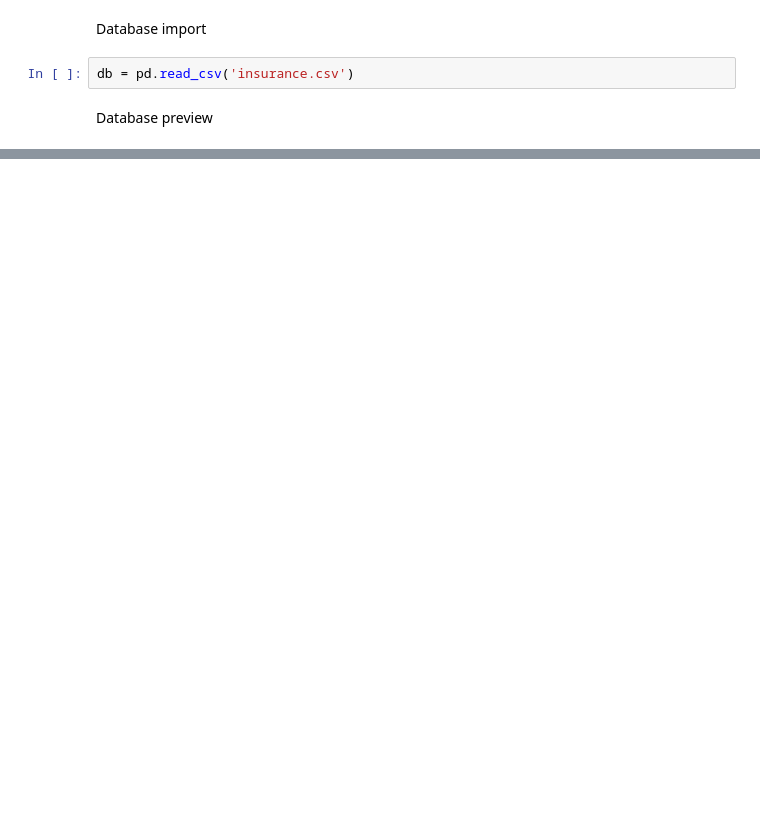
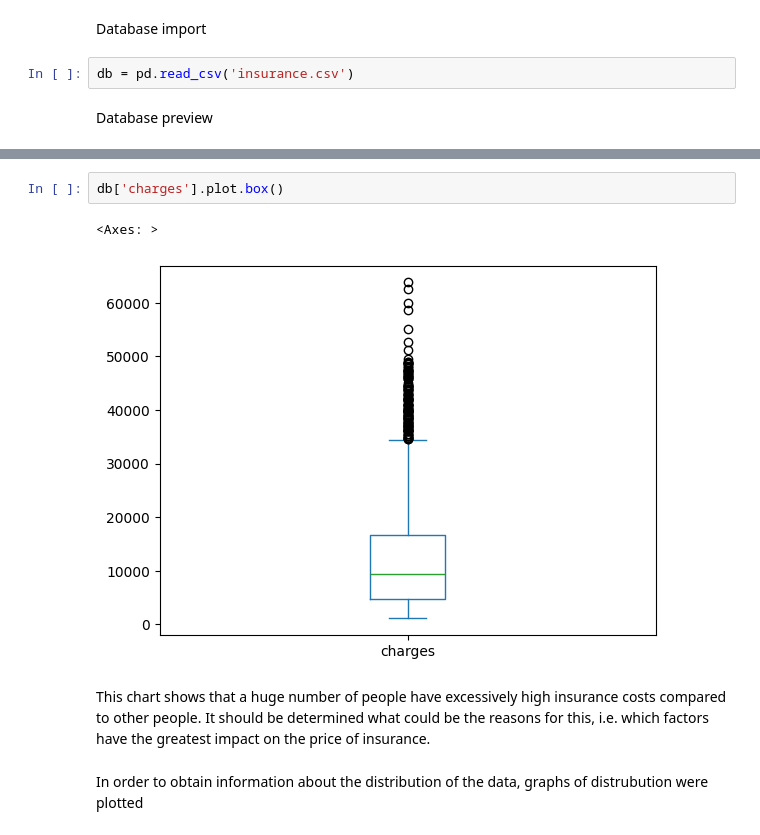
Before and after one commit to grzegorz-gomza/Portfolio_Projects, a Jupyter notebook: Medical Insurance/us-medical-insurance-costs.ipynb, the cells around one changed output, grey strips where cells are left out. Saved outputs shown, nothing was run; the diff lists cells and outputs as text; blank space fills up the shorter version.

Commit message:
Data Exploration and Descriptive Statistics

```diff
--- a/Medical Insurance/us-medical-insurance-costs.ipynb
+++ b/Medical Insurance/us-medical-insurance-costs.ipynb
@@ -43,0 +90,9 @@ for column in db:
+# %%
+db['charges'].plot.box()
+# %% [output]
+<Axes: >
+[figure, added]
+# %% [markdown]
+This chart shows that a huge number of people have excessively high insurance costs compared to other people. It should be determined what could be the reasons for this, i.e. which factors have the greatest impact on the price of insurance.
+# %% [markdown]
+In order to obtain information about the distribution of the data, graphs of distrubution were plotted
```
Also changed, not shown: parts of 15 cells of this notebook.
